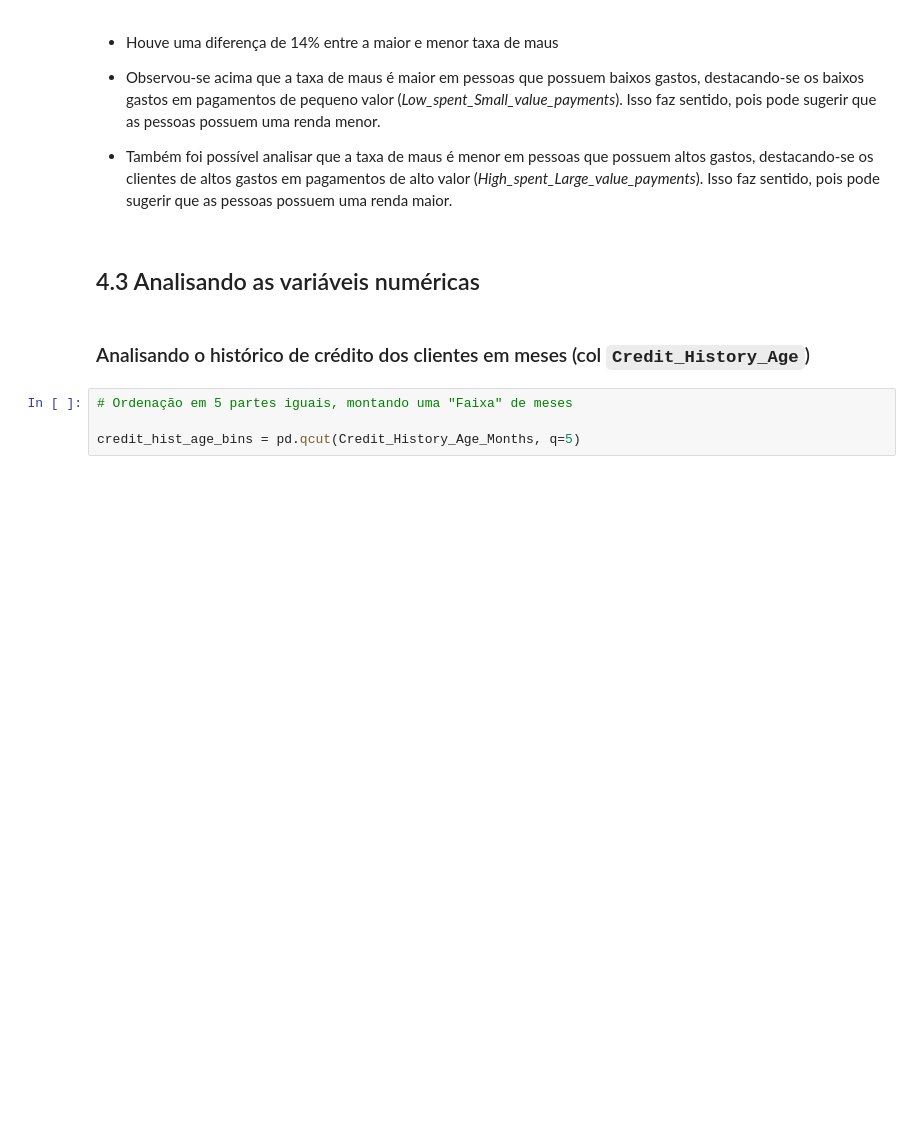
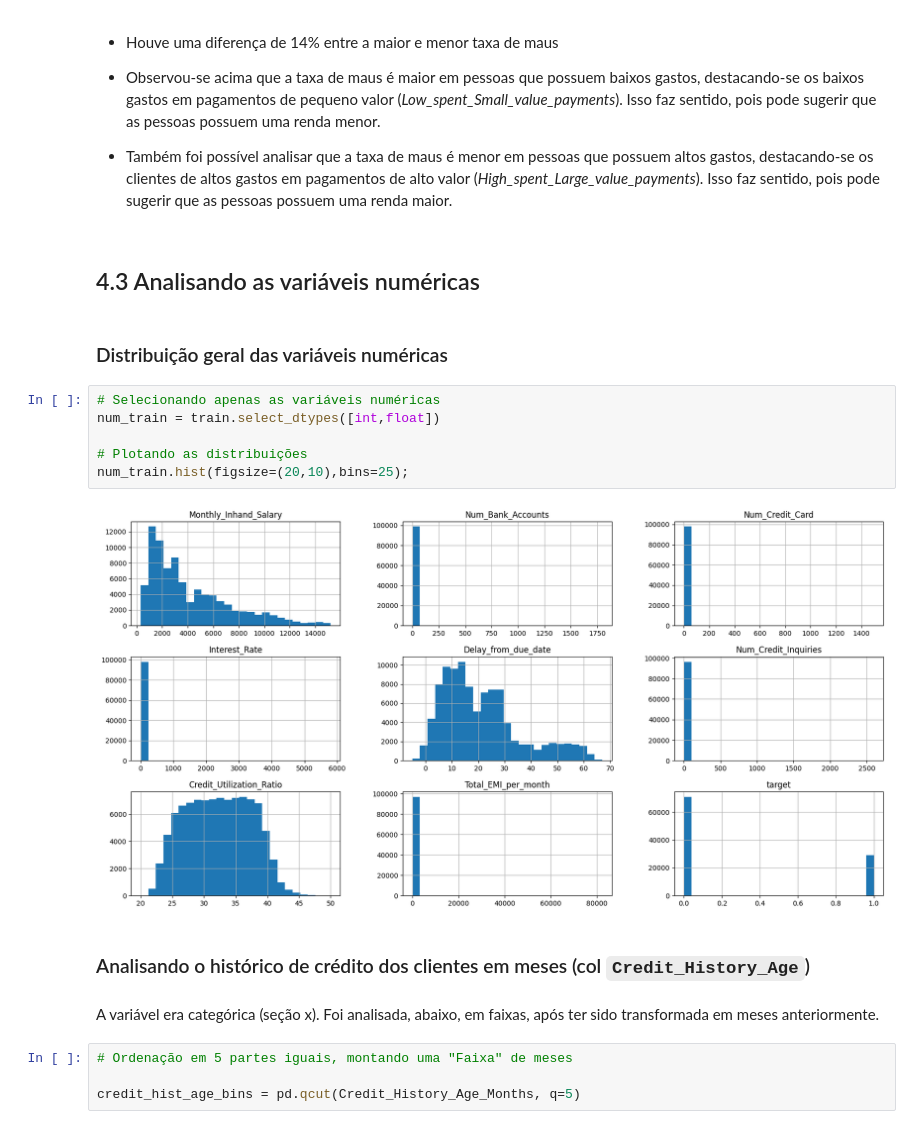
Before and after one commit to deborabmfreitas/credit-score-prediction, a Jupyter notebook: credit-score-prediction.ipynb, the cells around one changed output. Drawn from its saved outputs; the diff is of its cells as text; blank space fills up the shorter version.

```diff
--- a/credit-score-prediction.ipynb
+++ b/credit-score-prediction.ipynb
@@ -408,8 +487,20 @@ Name: target, dtype: float64
 * Também foi possível analisar que a taxa de maus é menor em pessoas que possuem altos gastos, destacando-se os clientes de altos gastos em pagamentos de alto valor (_High_spent_Large_value_payments_). Isso faz sentido, pois pode sugerir que as pessoas possuem uma renda maior.
 # %% [markdown]
 ## 4.3 Analisando as variáveis numéricas
+# %% [markdown]
+### Distribuição geral das variáveis numéricas
+# %%
+# Selecionando apenas as variáveis numéricas
+num_train = train.select_dtypes([int,float])
+
+# Plotando as distribuições
+num_train.hist(figsize=(20,10),bins=25);
+# %% [output]
+[figure, new version]
 # %% [markdown]
 ### Analisando o histórico de crédito dos clientes em meses (col `Credit_History_Age`)
+# %% [markdown]
+A variável era categórica (seção x). Foi analisada, abaixo, em faixas, após ter sido transformada em meses anteriormente.
 # %%
 # Ordenação em 5 partes iguais, montando uma "Faixa" de meses
 
```
Also changed, not shown: parts of 28 cells of this notebook.
